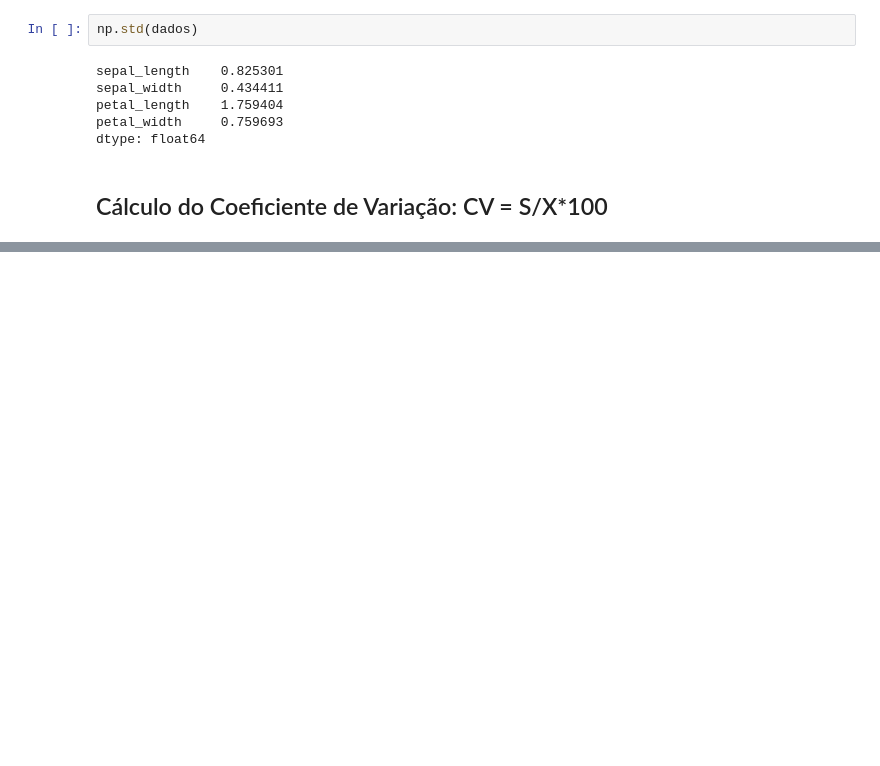
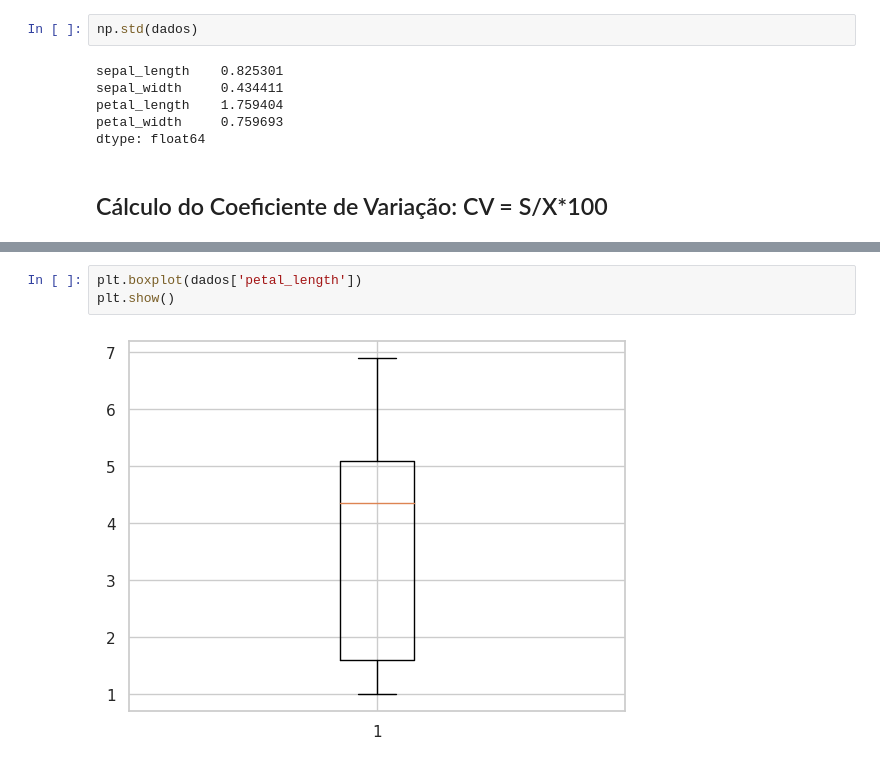
Before and after one commit to telmacarvalho/programa_de_bolsas_compass, a Jupyter notebook: Python/Exemplos_estatistica.ipynb, the cells around one changed output, grey strips where cells are left out. Saved outputs shown, nothing was run; the diff lists cells and outputs as text; blank space fills up the shorter version.

```diff
--- a/Python/Exemplos_estatistica.ipynb
+++ b/Python/Exemplos_estatistica.ipynb
@@ -390,0 +434,5 @@ dtype: float64
+# %%
+plt.boxplot(dados['petal_length'])
+plt.show()
+# %% [output]
+[figure, added]
```
Also changed, not shown: parts of 7 cells of this notebook.
